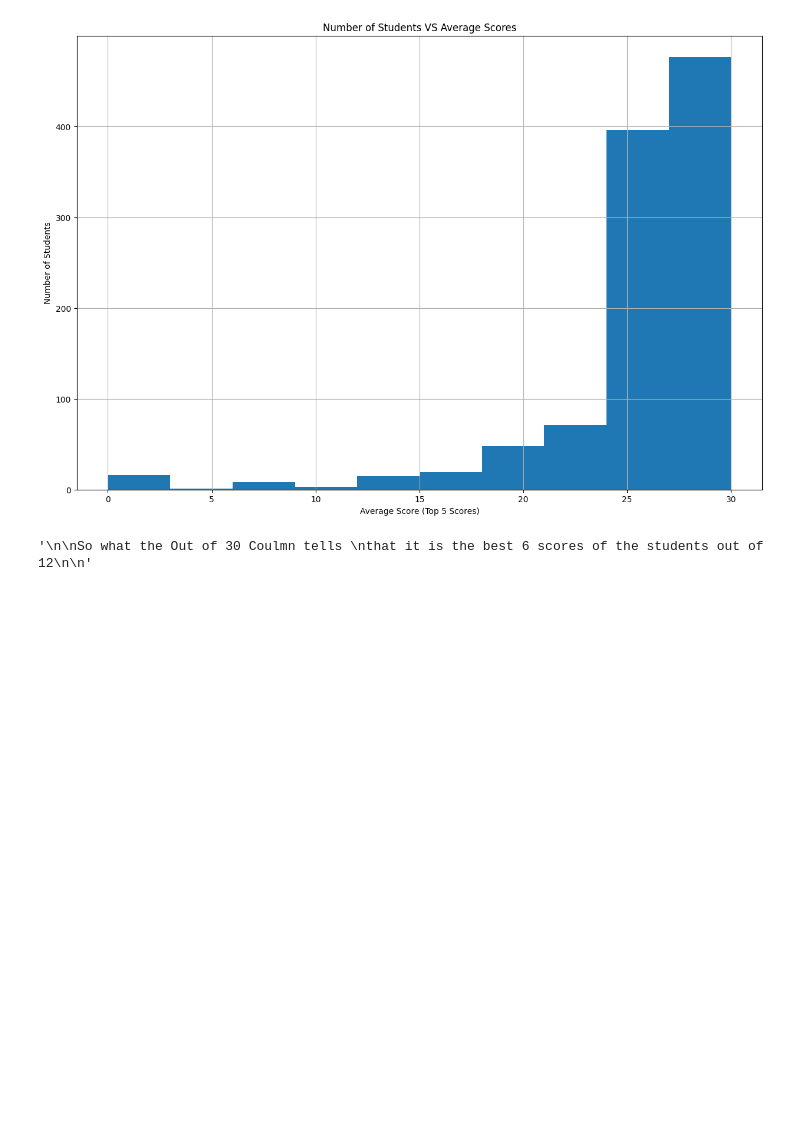
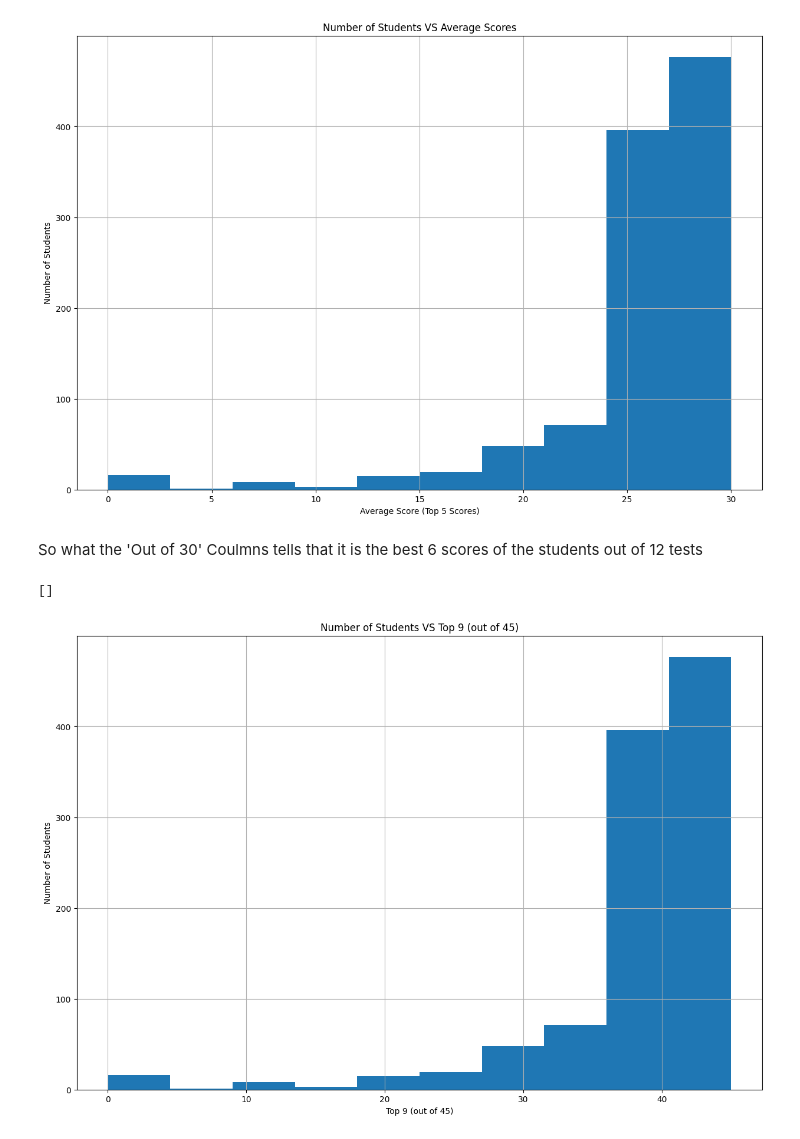
Before and after one commit to Foxtrot123-png/Kraggle, a Jupyter notebook: student-quiz-mark.ipynb, the cells around one changed output. Drawn from its saved outputs; the diff is of its cells as text; code cells hidden in the pictures; blank space fills up the shorter version.

Commit message:
Kaggle Notebook | Student Quiz Mark Analysis | Version 6

```diff
--- a/student-quiz-mark.ipynb
+++ b/student-quiz-mark.ipynb
@@ -297,12 +297,17 @@ plt.plot()
 # %% [output]
 []
 [figure]
-# %%
-'''
-
-So what the Out of 30 Coulmn tells
-that it is the best 6 scores of the students out of 12
-
-'''
-# %% [output]
-'\n\nSo what the Out of 30 Coulmn tells \nthat it is the best 6 scores of the students out of 12\n\n'
+# %% [markdown]
+So what the 'Out of 30' Coulmns tells
+that it is the best 6 scores of the students out of 12 tests
+# %%
+df['Top 9 (out of 45)'].plot(kind='hist',figsize=(15,10))
+plt.plot()
+plt.ylabel('Number of Students')
+plt.xlabel('Top 9 (out of 45)')
+plt.title('Number of Students VS Top 9 (out of 45)')
+plt.grid(True)
+plt.plot()
+# %% [output]
+[]
+[figure, added]
```
Also changed, not shown: parts of 14 cells of this notebook.
